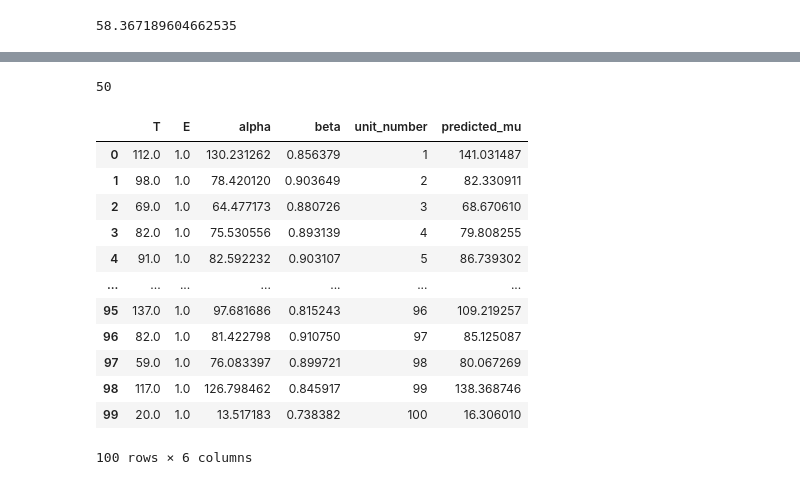
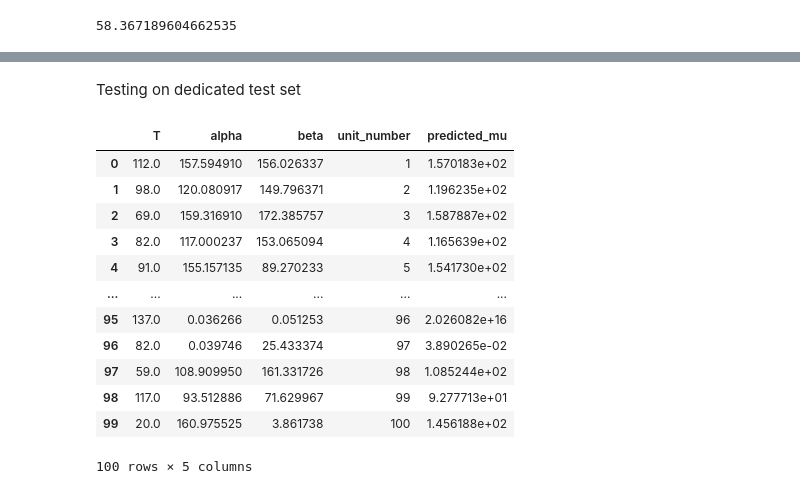
Before and after one commit to MariosKef/RULe, a Jupyter notebook: Preliminary_Experiments_1D.ipynb, the cells around one changed output, grey strips where cells are left out. Saved outputs shown, nothing was run; the diff lists cells and outputs as text; code cells hidden in the pictures.

```diff
--- a/Preliminary_Experiments_1D.ipynb
+++ b/Preliminary_Experiments_1D.ipynb
@@ -711,7 +732,5 @@ np.sqrt(mean_squared_error(train_results_df['predicted_mu'], train_results_df['T
-# %%
-max_time
-# %% [output]
-50
+# %% [markdown]
+Testing on dedicated test set
 # %%
 test_or = test_x_orig.copy()
 test_or = np.concatenate([test_or[['unit_number', 'time']], scaler.transform(test_or[feature_cols])], axis=1)
@@ -719,5 +738,5 @@ test_or = np.concatenate([test_or[['unit_number', 'time']], scaler.transform(tes
 
 # Preparing data for the RNN (numpy arrays)
 test_or, _ = build_data(units=test_or[:, 0], time=test_or[:, 1], x=test_or[:, 2:], max_time=max_time,
-                   is_test=True, mask_value=mask_value)
+                   is_test=True, mask_value=mask_value, original_data=test_x_orig)
 # %%
@@ -731,17 +750,17 @@ test_results_df['predicted_mu'] = test_results_df[['alpha', 'beta']].apply(lambd
-# %%
-test_results_df
-# %% [output]
-|  | T | E | alpha | beta | unit_number | predicted_mu |
-| 0 | 112.0 | 1.0 | 130.231262 | 0.856379 | 1 | 141.031487 |
-| 1 | 98.0 | 1.0 | 78.420120 | 0.903649 | 2 | 82.330911 |
-| 2 | 69.0 | 1.0 | 64.477173 | 0.880726 | 3 | 68.670610 |
-| 3 | 82.0 | 1.0 | 75.530556 | 0.893139 | 4 | 79.808255 |
-| 4 | 91.0 | 1.0 | 82.592232 | 0.903107 | 5 | 86.739302 |
-| ... | ... | ... | ... | ... | ... | ... |
-| 95 | 137.0 | 1.0 | 97.681686 | 0.815243 | 96 | 109.219257 |
-| 96 | 82.0 | 1.0 | 81.422798 | 0.910750 | 97 | 85.125087 |
-| 97 | 59.0 | 1.0 | 76.083397 | 0.899721 | 98 | 80.067269 |
-| 98 | 117.0 | 1.0 | 126.798462 | 0.845917 | 99 | 138.368746 |
-| 99 | 20.0 | 1.0 | 13.517183 | 0.738382 | 100 | 16.306010 |
-100 rows × 6 columns
+# %%
+test_results_df_or
+# %% [output]
+|  | T | alpha | beta | unit_number | predicted_mu |
+| 0 | 112.0 | 157.594910 | 156.026337 | 1 | 1.570183e+02 |
+| 1 | 98.0 | 120.080917 | 149.796371 | 2 | 1.196235e+02 |
+| 2 | 69.0 | 159.316910 | 172.385757 | 3 | 1.587887e+02 |
+| 3 | 82.0 | 117.000237 | 153.065094 | 4 | 1.165639e+02 |
+| 4 | 91.0 | 155.157135 | 89.270233 | 5 | 1.541730e+02 |
+| ... | ... | ... | ... | ... | ... |
+| 95 | 137.0 | 0.036266 | 0.051253 | 96 | 2.026082e+16 |
+| 96 | 82.0 | 0.039746 | 25.433374 | 97 | 3.890265e-02 |
+| 97 | 59.0 | 108.909950 | 161.331726 | 98 | 1.085244e+02 |
+| 98 | 117.0 | 93.512886 | 71.629967 | 99 | 9.277713e+01 |
+| 99 | 20.0 | 160.975525 | 3.861738 | 100 | 1.456188e+02 |
+100 rows × 5 columns
 # %%
```
Also changed, not shown: parts of 21 cells of this notebook.
